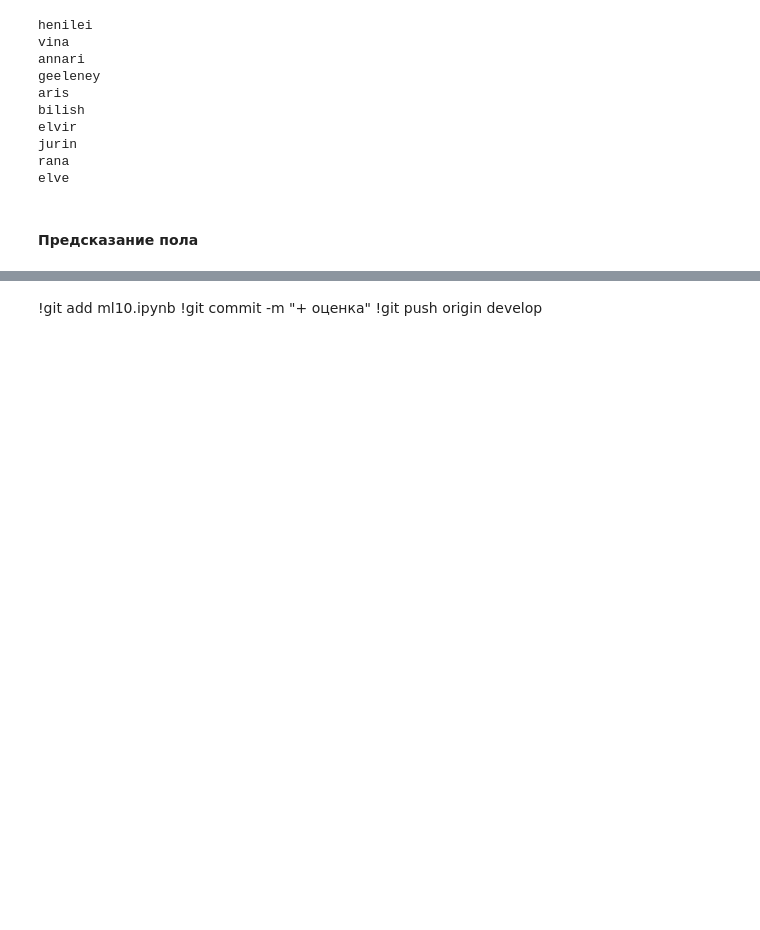
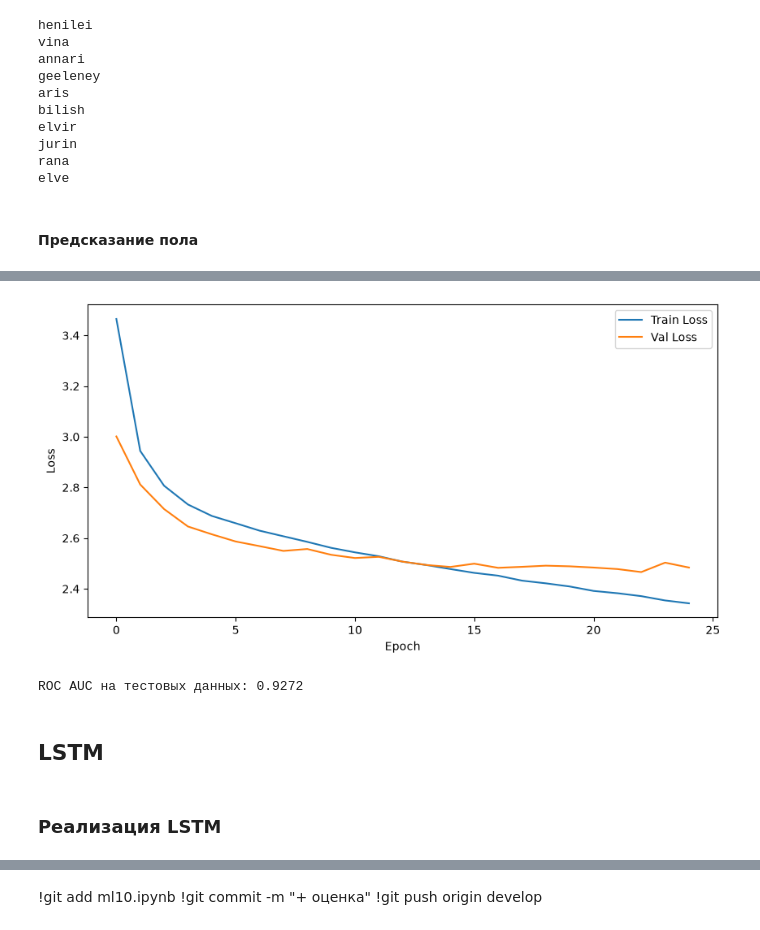
Before and after one commit to Magrusha/ds_pytorch-rnn-from-scratch, a Jupyter notebook: src/ml10.ipynb, the cells around one changed output, grey strips where cells are left out. Drawn from its saved outputs; the diff is of its cells as text; code cells hidden in the pictures; blank space fills up the shorter version.

Commit message:
gru lstm

```diff
--- a/src/ml10.ipynb
+++ b/src/ml10.ipynb
@@ -502,0 +603,33 @@ ROC AUC на тестовых данных: 0.5801
+# %%
+vocab_size = len(stoi)
+embed_dim = 32 # pазмер эмбеддинга
+hidden_size = 64
+dropout_prob = 0.2
+
+
+model_gru = MY_GRUModel(
+    vocab_size=vocab_size,
+    embed_dim=embed_dim,
+    hidden_size=hidden_size,
+    dropout_prob=dropout_prob
+)
+
+device = torch.device('cuda' if torch.cuda.is_available() else 'cpu')
+model_gru = model_gru.to(device)
+
+optimizer = torch.optim.Adam(model_gru.parameters(), lr=0.001)
+pad_idx = symbol_latin.index(' ')
+criterion = nn.CrossEntropyLoss(ignore_index=pad_idx)
+# %%
+train_losses_gru = []
+valid_losses_gru = []
+
+for epoch in range(25):
+    train_loss = train_epoch(model_gru, train_loader, optimizer, criterion, device, pad_idx)
+    valid_loss = val_epoch(model_gru, val_loader, criterion, device, pad_idx)
+
+    train_losses_gru.append(train_loss)
+    valid_losses_gru.append(valid_loss)
+
+    if (epoch + 1) % 5 == 0:
+        print(f'Epoch {epoch+1}/25: Train Loss = {train_loss:.4f}, Val Loss = {valid_loss:.4f}')
@@ -502,0 +642,19 @@ ROC AUC на тестовых данных: 0.5801
+# %%
+plt.figure(figsize=(10, 5))
+plt.plot(train_losses_gru, label='Train Loss')
+plt.plot(valid_losses_gru, label='Val Loss')
+plt.xlabel('Epoch')
+plt.ylabel('Loss')
+plt.legend()
+plt.show()
+# %% [output]
+[figure, added]
+# %%
+auc_gru = test_gender_auc(model_gru, test_loader, device)
+print(f"ROC AUC на тестовых данных: {auc_gru:.4f}")
+# %% [output]
+ROC AUC на тестовых данных: 0.9272
+# %% [markdown]
+## LSTM
+# %% [markdown]
+### Реализация LSTM
```
Also changed, not shown: parts of 22 cells of this notebook.
